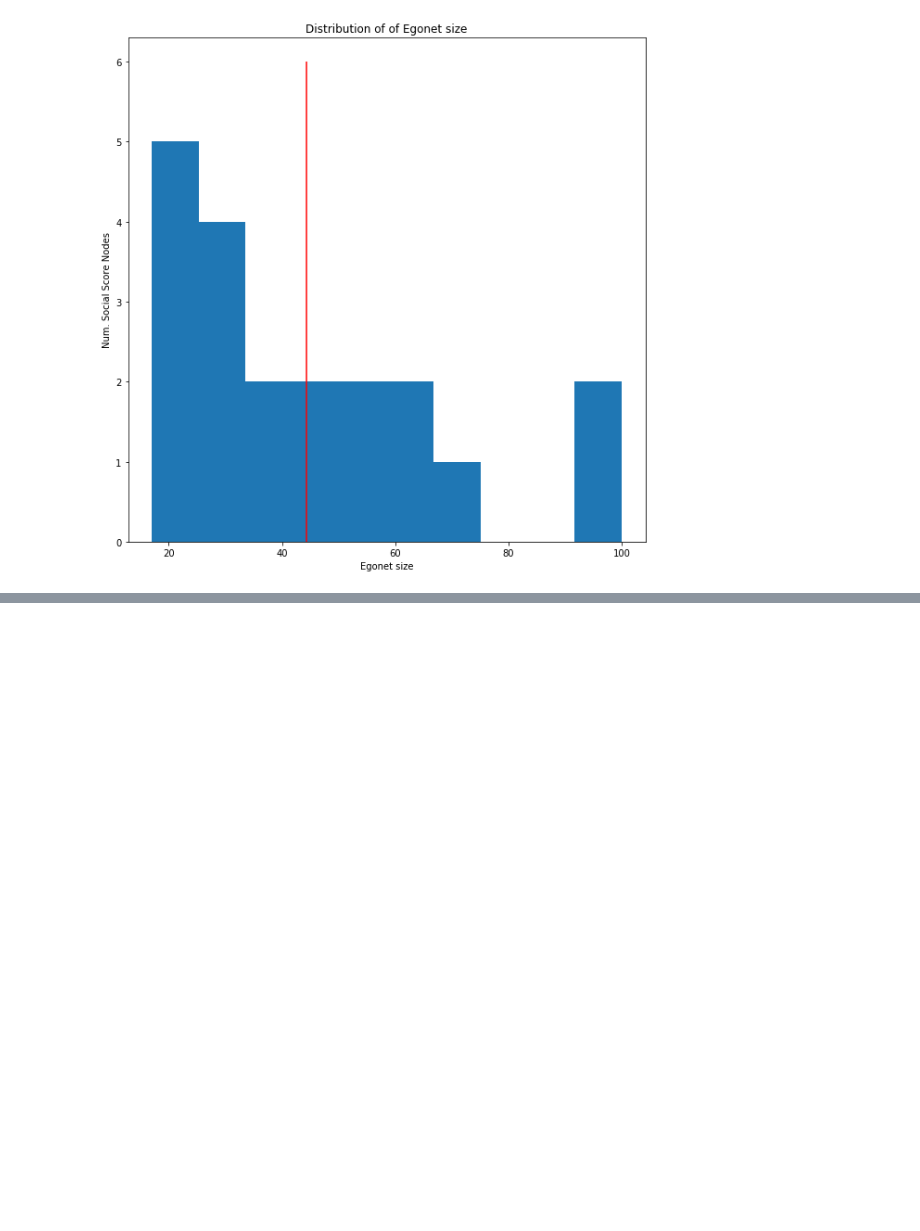
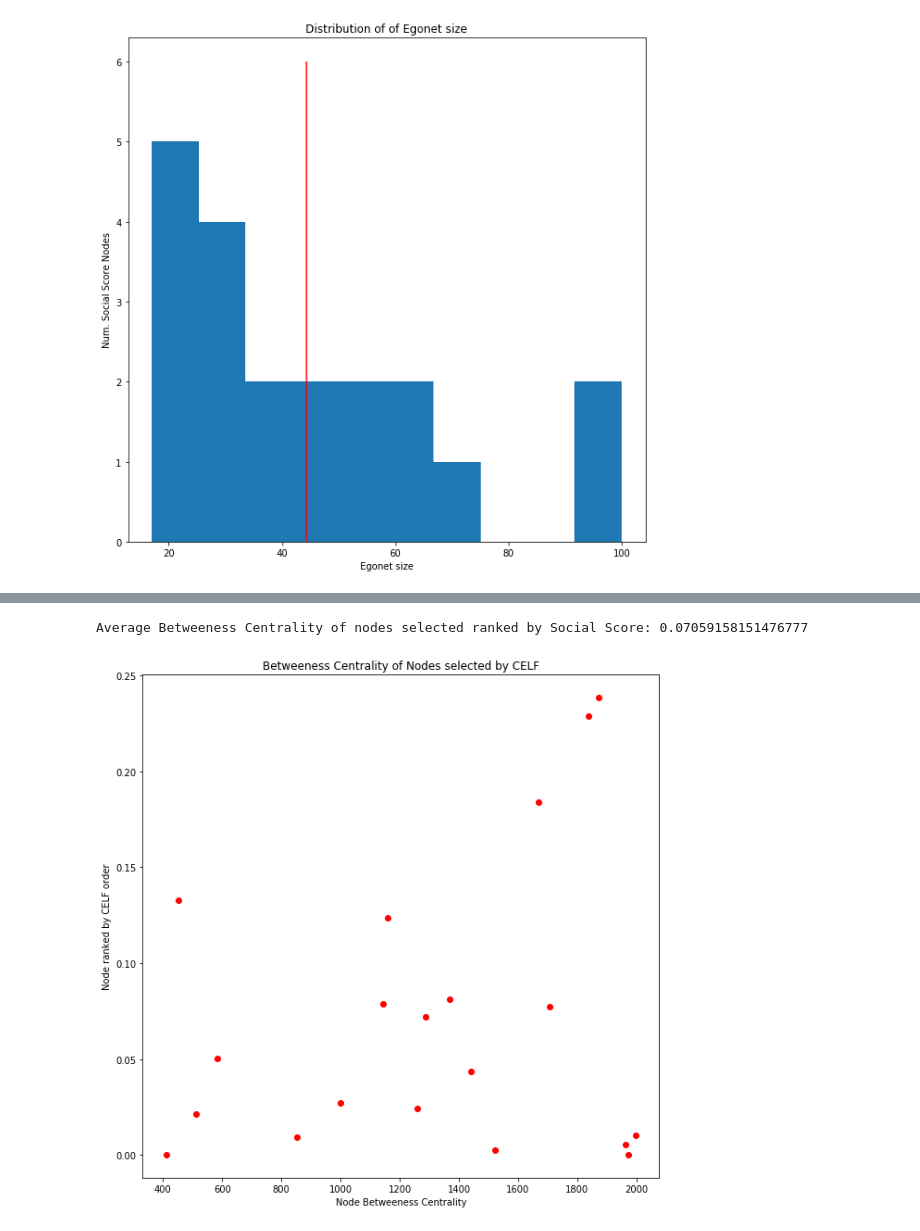
Before and after one commit to ppsekhar/CS224W, a Jupyter notebook: socialScore/socialNodeAnalysis.ipynb, the cells around one changed output, grey strips where cells are left out. Drawn from its saved outputs; the diff is of its cells as text; code cells hidden in the pictures; blank space fills up the shorter version.

```diff
--- a/socialScore/socialNodeAnalysis.ipynb
+++ b/socialScore/socialNodeAnalysis.ipynb
@@ -192,0 +247,30 @@ plt.show()
+# %%
+node_between_centrality = nx.betweenness_centrality(uGNx)
+socialNodeBetweenCentrality = list()
+
+totalSocialNodeBetweenCentrality = 0.0
+
+y = list()
+for n in nodes:
+    b = node_between_centrality.get(n, None)
+
+    if b == None:
+        print "Node %r not found in undirected Graph!" % n
+        continue
+
+    socialNodeBetweenCentrality.append(b)
+    totalSocialNodeBetweenCentrality += b
+    y.append(n)
+
+avgSocialNodeBetweenCentrality = totalSocialNodeBetweenCentrality/len(celfNodes)
+print "Average Betweeness Centrality of nodes selected ranked by Social Score: %r" % avgSocialNodeBetweenCentrality
+
+plt.figure(figsize=(10,10))
+plt.title("Betweeness Centrality of Nodes selected by CELF")
+plt.xlabel("Node Betweeness Centrality")
+plt.ylabel("Node ranked by CELF order")
+plt.plot(y, socialNodeBetweenCentrality, 'ro')
+plt.show()
+# %% [output]
+Average Betweeness Centrality of nodes selected ranked by Social Score: 0.07059158151476777
+[figure, added]
```
Also changed, not shown: parts of 20 cells of this notebook, 3 other files.
